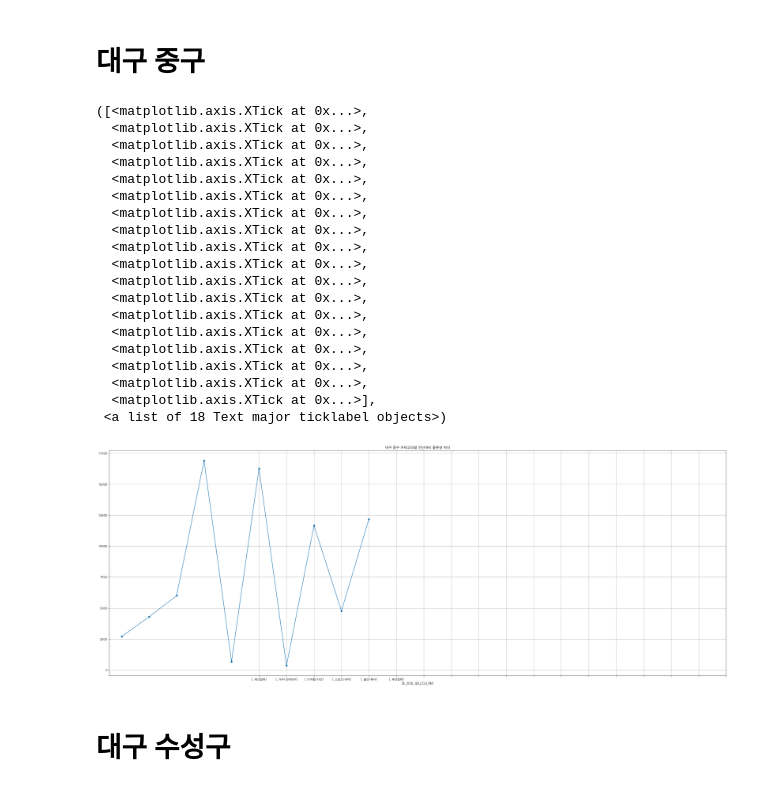
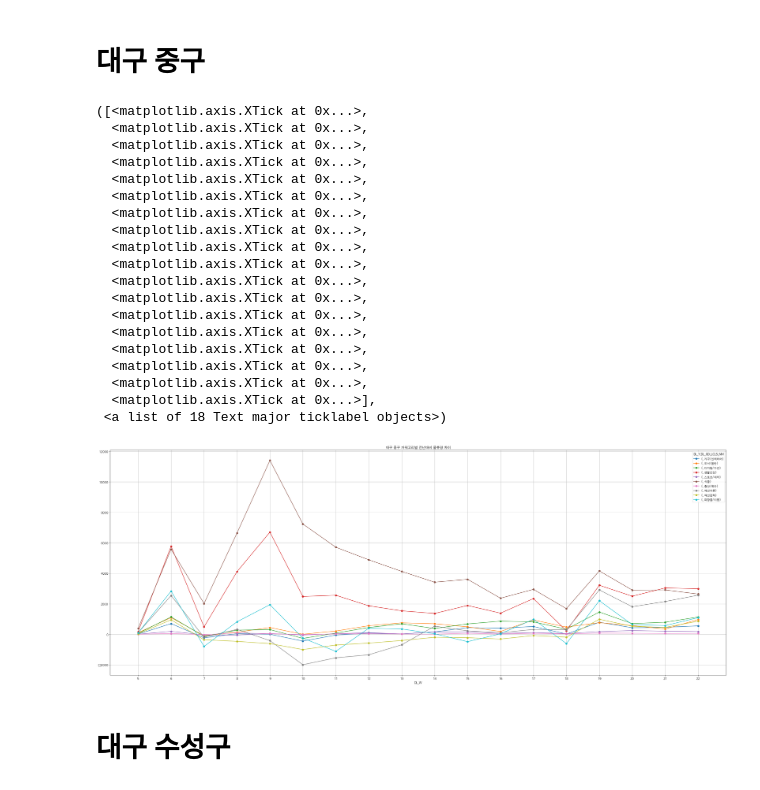
Before and after one commit to leechungpa/mcube, a Jupyter notebook: code/eda/5_cjdt_02.ipynb, the cells around one changed output. Drawn from its saved outputs; the diff is of its cells as text; code cells hidden in the pictures.

```diff
--- a/code/eda/5_cjdt_02.ipynb
+++ b/code/eda/5_cjdt_02.ipynb
@@ -256,34 +256,34 @@ plt.xticks([5,6,7,8,9,10,11,12,13,14,15,16,17,18,19,20,21,22])
 # %%
 dt12=cjdt_daegu[cjdt_daegu['CTGG_NM']=='중구']
 daegu_jg=dt12.pivot_table(values=['INVC_CONT'], \
-                             index=['DL_W', 'DL_GD_LCLS_NM'], aggfunc='sum')
+                             index=['DL_Y','DL_W', 'DL_GD_LCLS_NM'], aggfunc='sum')
 daegu_jg=daegu_jg.unstack(0)
 daegu_jg['jg_diff']=daegu_jg.iloc[:,1] - daegu_jg.iloc[:,0]
 daegu_jg_=daegu_jg.unstack(1)
 daegu_jg_['jg_diff'].plot(figsize=(40,15),grid=True, marker='o')
 plt.title('대구 중구 카테고리별 전년대비 물류량 차이')
 plt.xticks([5,6,7,8,9,10,11,12,13,14,15,16,17,18,19,20,21,22])
 # %% [output]
 ([<matplotlib.axis.XTick at 0x...>,
   <matplotlib.axis.XTick at 0x...>,
   <matplotlib.axis.XTick at 0x...>,
   <matplotlib.axis.XTick at 0x...>,
   <matplotlib.axis.XTick at 0x...>,
   <matplotlib.axis.XTick at 0x...>,
   <matplotlib.axis.XTick at 0x...>,
   <matplotlib.axis.XTick at 0x...>,
   <matplotlib.axis.XTick at 0x...>,
   <matplotlib.axis.XTick at 0x...>,
   <matplotlib.axis.XTick at 0x...>,
   <matplotlib.axis.XTick at 0x...>,
   <matplotlib.axis.XTick at 0x...>,
   <matplotlib.axis.XTick at 0x...>,
   <matplotlib.axis.XTick at 0x...>,
   <matplotlib.axis.XTick at 0x...>,
   <matplotlib.axis.XTick at 0x...>,
   <matplotlib.axis.XTick at 0x...>],
  <a list of 18 Text major ticklabel objects>)
-[figure, old version]
+[figure, new version]
 # %% [markdown]
 # 대구 수성구
 # %%
```
Also changed, not shown: parts of 9 cells of this notebook.
